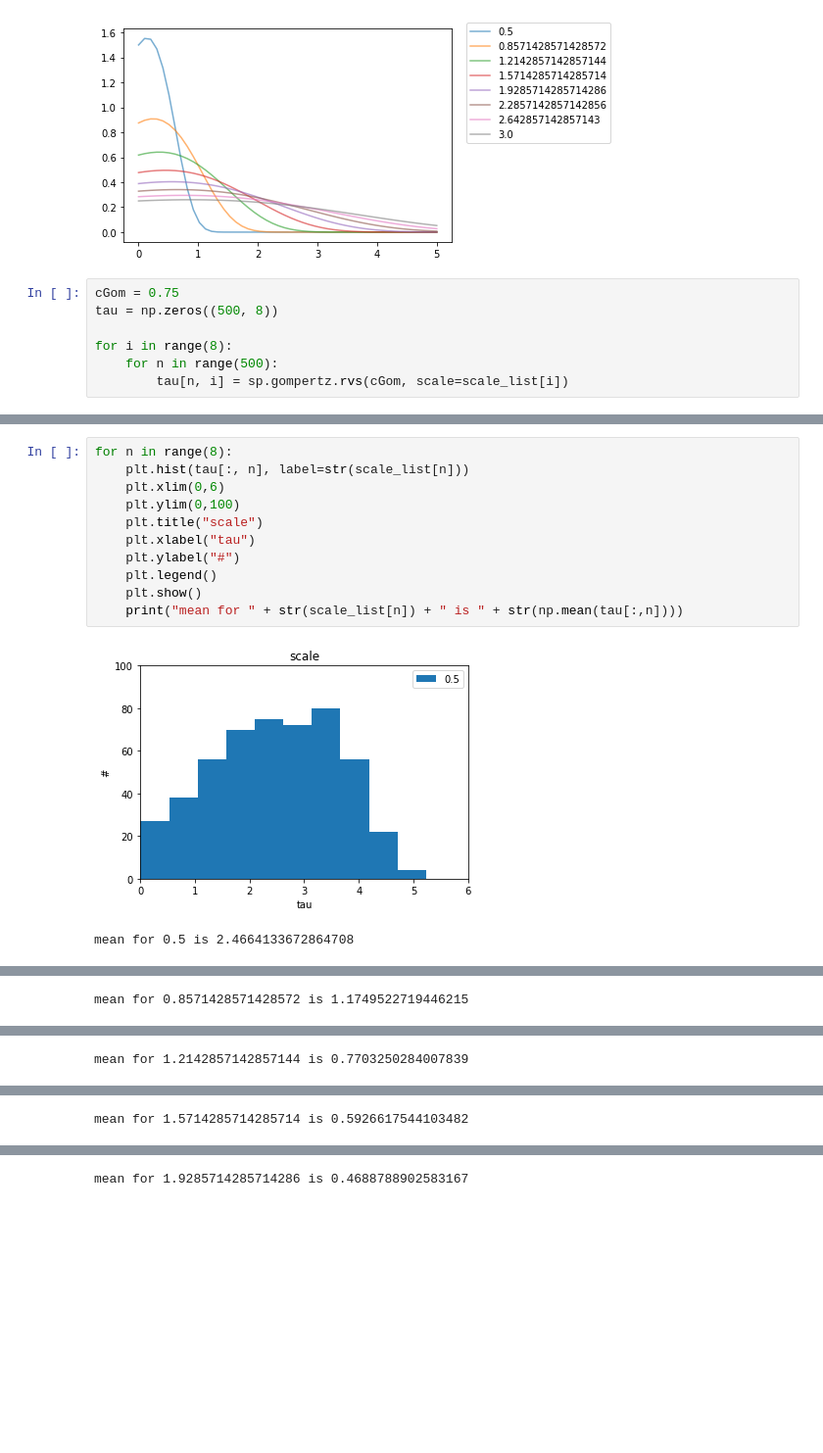
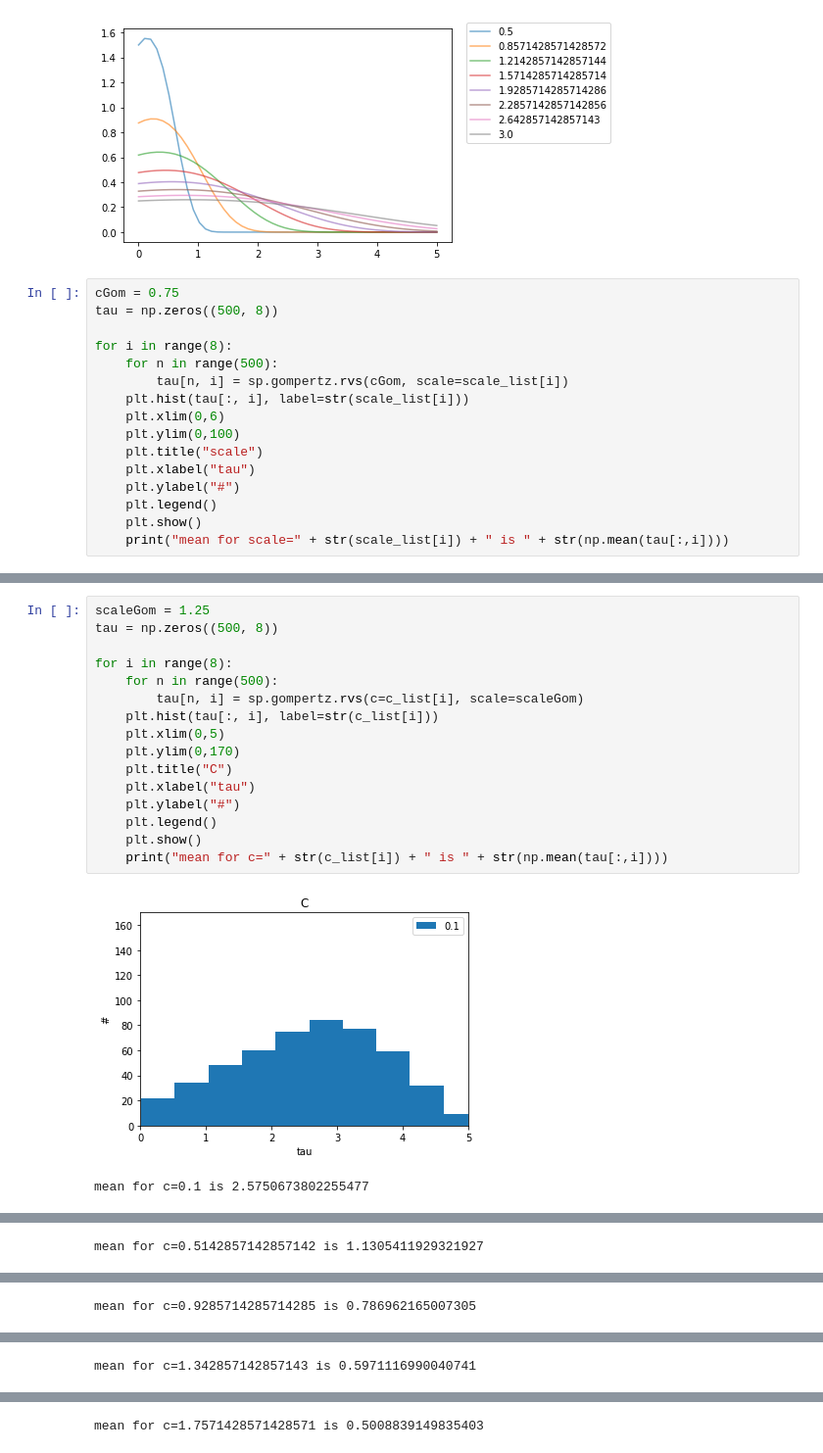
Before and after one commit to meyer-lab/tHMM, a Jupyter notebook: lineage/gompertz.ipynb, the cells around one changed output, grey strips where cells are left out. Shown at 98% size. Cells and saved outputs as stored; diff of their text form; blank space fills up the shorter version.

```diff
--- a/lineage/gompertz.ipynb
+++ b/lineage/gompertz.ipynb
@@ -29,3 +29,12 @@ tau = np.zeros((500, 8))
 for i in range(8):
     for n in range(500):
         tau[n, i] = sp.gompertz.rvs(cGom, scale=scale_list[i])
+    plt.hist(tau[:, i], label=str(scale_list[i]))
+    plt.xlim(0,6)
+    plt.ylim(0,100)
+    plt.title("scale")
+    plt.xlabel("tau")
+    plt.ylabel("#")
+    plt.legend()
+    plt.show()
+    print("mean for scale=" + str(scale_list[i]) + " is " + str(np.mean(tau[:,i])))
@@ -32,14 +55,19 @@ for i in range(8):
 # %%
-for n in range(8):
-    plt.hist(tau[:, n], label=str(scale_list[n]))
-    plt.xlim(0,6)
-    plt.ylim(0,100)
-    plt.title("scale")
+scaleGom = 1.25
+tau = np.zeros((500, 8))
+
+for i in range(8):
+    for n in range(500):
+        tau[n, i] = sp.gompertz.rvs(c=c_list[i], scale=scaleGom)
+    plt.hist(tau[:, i], label=str(c_list[i]))
+    plt.xlim(0,5)
+    plt.ylim(0,170)
+    plt.title("C")
     plt.xlabel("tau")
     plt.ylabel("#")
     plt.legend()
     plt.show()
-    print("mean for " + str(scale_list[n]) + " is " + str(np.mean(tau[:,n])))
+    print("mean for c=" + str(c_list[i]) + " is " + str(np.mean(tau[:,i])))
 # %% [output]
-[figure, old version]
+[figure, new version]
-mean for 0.5 is 2.4664133672864708
+mean for c=0.1 is 2.5750673802255477
@@ -47 +75 @@ mean for 0.5 is 2.4664133672864708
-mean for 0.8571428571428572 is 1.1749522719446215
+mean for c=0.5142857142857142 is 1.1305411929321927
@@ -49 +77 @@ mean for 0.8571428571428572 is 1.1749522719446215
-mean for 1.2142857142857144 is 0.7703250284007839
+mean for c=0.9285714285714285 is 0.786962165007305
@@ -51 +79 @@ mean for 1.2142857142857144 is 0.7703250284007839
-mean for 1.5714285714285714 is 0.5926617544103482
+mean for c=1.342857142857143 is 0.5971116990040741
@@ -53 +81 @@ mean for 1.5714285714285714 is 0.5926617544103482
-mean for 1.9285714285714286 is 0.4688788902583167
+mean for c=1.7571428571428571 is 0.5008839149835403
```
Also changed, not shown: parts of 3 cells of this notebook.
